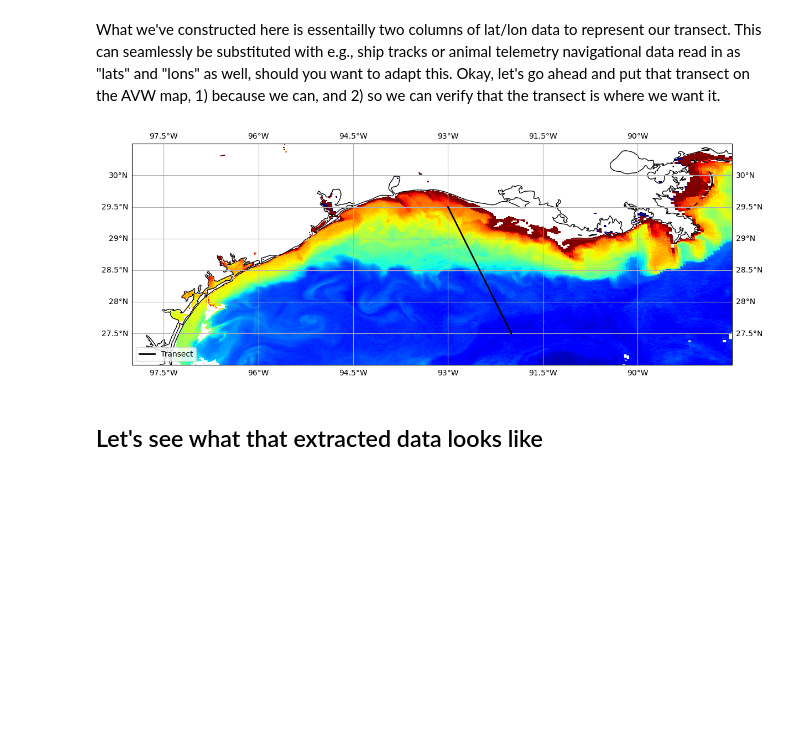
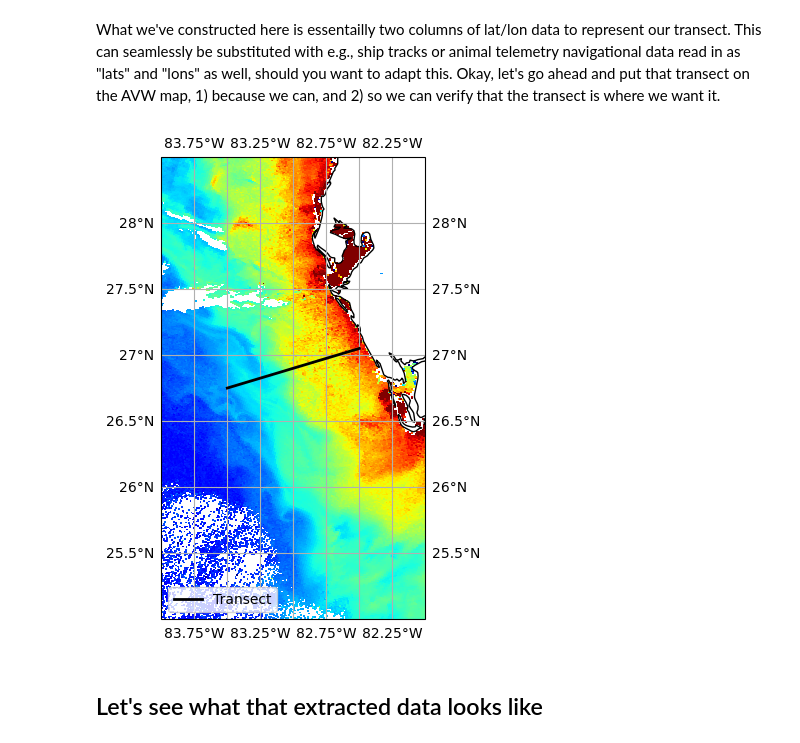
Before and after one commit to fish-pace/2026-proj-phyto-community-structure, a Jupyter notebook: contributor_folders/Felix/vizualization_rrs.ipynb, the cells around one changed output. Saved outputs shown, nothing was run; the diff lists cells and outputs as text; code cells hidden in the pictures; blank space fills up the shorter version.

```diff
--- a/contributor_folders/Felix/vizualization_rrs.ipynb
+++ b/contributor_folders/Felix/vizualization_rrs.ipynb
@@ -64,0 +56,9 @@ fileset = earthaccess.open(results);
+# %%
+bbox = (-84.0, 25.0, -82.0, 28.5)
+import xarray as xr
+results = earthaccess.search_data(
+    short_name = "PACE_OCI_L2_AOP",
+    temporal = ("2024-10-22", "2024-10-25"),
+    bounding_box = bbox
+)
+len(results)
@@ -66,7 +71,7 @@ fileset = earthaccess.open(results);
 This is level 2 data and unlike level 3 data, it has groups. We need to use `open_datatree()` and `merge().
 # %%
 # open_datatree is for netcdf files with groups
-datatree = xr.open_datatree(fileset[0], decode_timedelta=False, chunks={})
+datatree = xr.open_datatree(fileset[4], decode_timedelta=False, chunks={})
 datatree.groups
 # %% [output]
 ('/',
@@ -168,10 +173,10 @@ That's a little better, right? Now that our disgust has subsided, we can take a
 Take a look at the map, and think of a starting and ending point. We're going to **build a transect** and extract the underlying data. I pre-filled some values, but feel free to put in your own start/end coordinates below, using the map grid as a reference. Keep in mind, we're in the Western Hemisphere here, so the longitudes are negative (-) values, e.g., 93°W = -93.0.
 # %%
 # User Input: Define Transect
-lat1 = 29.5
-lon1 = -93.0
-lat2 = 27.5
-lon2 = -92.0
+lat1 = 26.75
+lon1 = -83.5
+lat2 = 27.05
+lon2 = -82.5
 
 # Define transect
 npts = 200  # increase/decrease for more/less detail along transect
@@ -182,15 +187,15 @@ What we've constructed here is essentailly two columns of lat/lon data to repres
 # %%
 # Plot AVW Map and Transect
 fig = plt.figure(figsize=(14, 6))
 ax = plt.axes(projection=ccrs.PlateCarree())
-ax.set_extent([-98.0, -88.5, 27.0, 30.5], crs=ccrs.PlateCarree())
+ax.set_extent([-84.0, -82.0, 25.0, 28.5], crs=ccrs.PlateCarree())
 ax.coastlines()
 ax.gridlines(draw_labels=True)
 ax.plot(lons, lats, color="black", linewidth=2, transform=ccrs.PlateCarree(), label="Transect")
 ax.legend(loc="lower left")
 img = avw_da.plot(x="longitude", y="latitude", cmap="jet", vmin=vmin, vmax=vmax, ax=ax, add_colorbar=False)
 # %% [output]
-[figure, old version]
+[figure, new version]
 # %% [markdown]
 ## Let's see what that extracted data looks like
 # %% [markdown]
```
Also changed, not shown: parts of 10 cells of this notebook.
